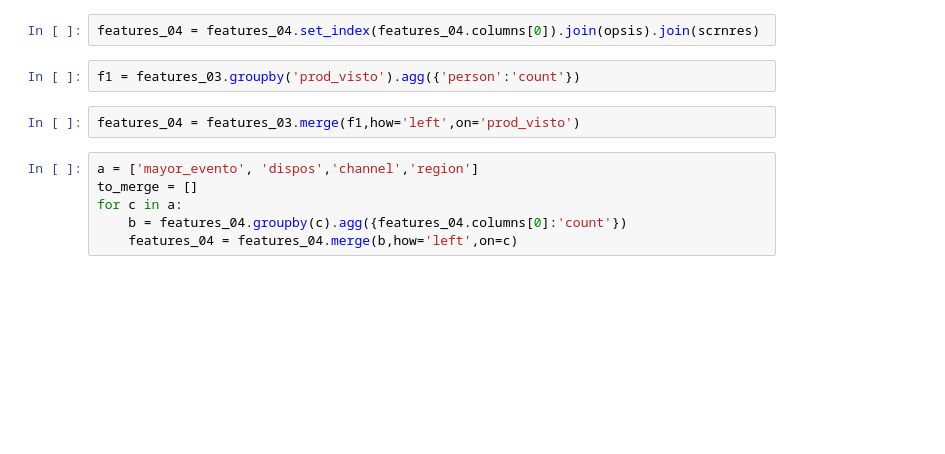
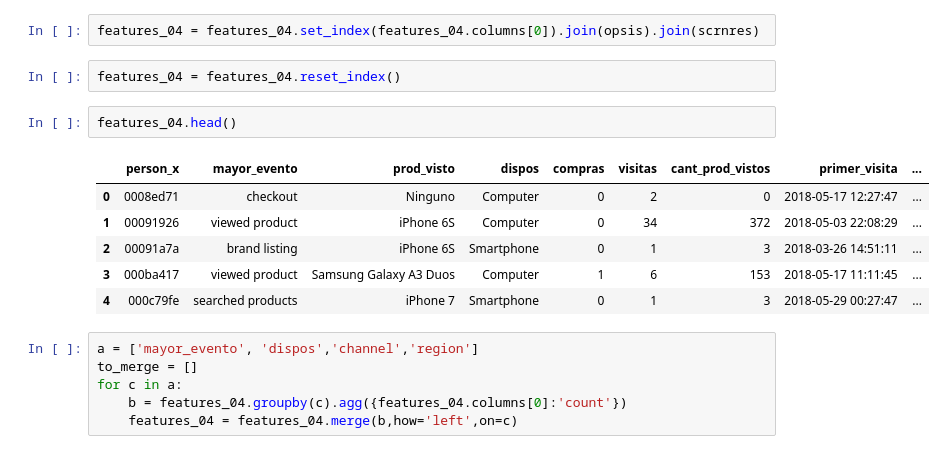
Before and after one commit to javier2409/TP2_Datos_2C2018, a Jupyter notebook: 11_features.ipynb, the cells around one changed output. Saved outputs shown, nothing was run; the diff lists cells and outputs as text; blank space fills up the shorter version.

```diff
--- a/11_features.ipynb
+++ b/11_features.ipynb
@@ -83,10 +87,17 @@ opsis.head()
 | 000c79fe | Android 7 |
 # %%
 features_04 = features_04.set_index(features_04.columns[0]).join(opsis).join(scrnres)
-# %%
-f1 = features_03.groupby('prod_visto').agg({'person':'count'})
-# %%
-features_04 = features_03.merge(f1,how='left',on='prod_visto')
+# %%
+features_04 = features_04.reset_index()
+# %%
+features_04.head()
+# %% [output]
+|  | person_x | mayor_evento | prod_visto | dispos | compras | visitas | cant_prod_vistos | primer_visita | ... |
+| 0 | 0008ed71 | checkout | Ninguno | Computer | 0 | 2 | 0 | 2018-05-17 12:27:47 | ... |
+| 1 | 00091926 | viewed product | iPhone 6S | Computer | 0 | 34 | 372 | 2018-05-03 22:08:29 | ... |
+| 2 | 00091a7a | brand listing | iPhone 6S | Smartphone | 0 | 1 | 3 | 2018-03-26 14:51:11 | ... |
+| 3 | 000ba417 | viewed product | Samsung Galaxy A3 Duos | Computer | 1 | 6 | 153 | 2018-05-17 11:11:45 | ... |
+| 4 | 000c79fe | searched products | iPhone 7 | Smartphone | 0 | 1 | 3 | 2018-05-29 00:27:47 | ... |
 # %%
 a = ['mayor_evento', 'dispos','channel','region']
 to_merge = []
```
Also changed, not shown: parts of 22 cells of this notebook, 7 other files.
